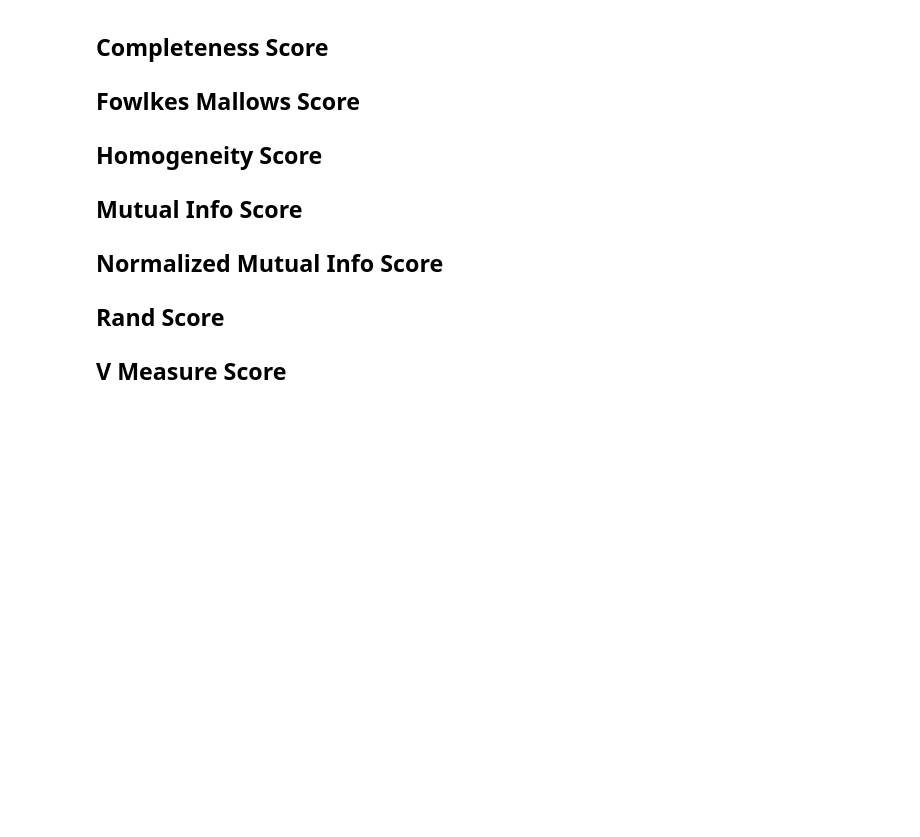
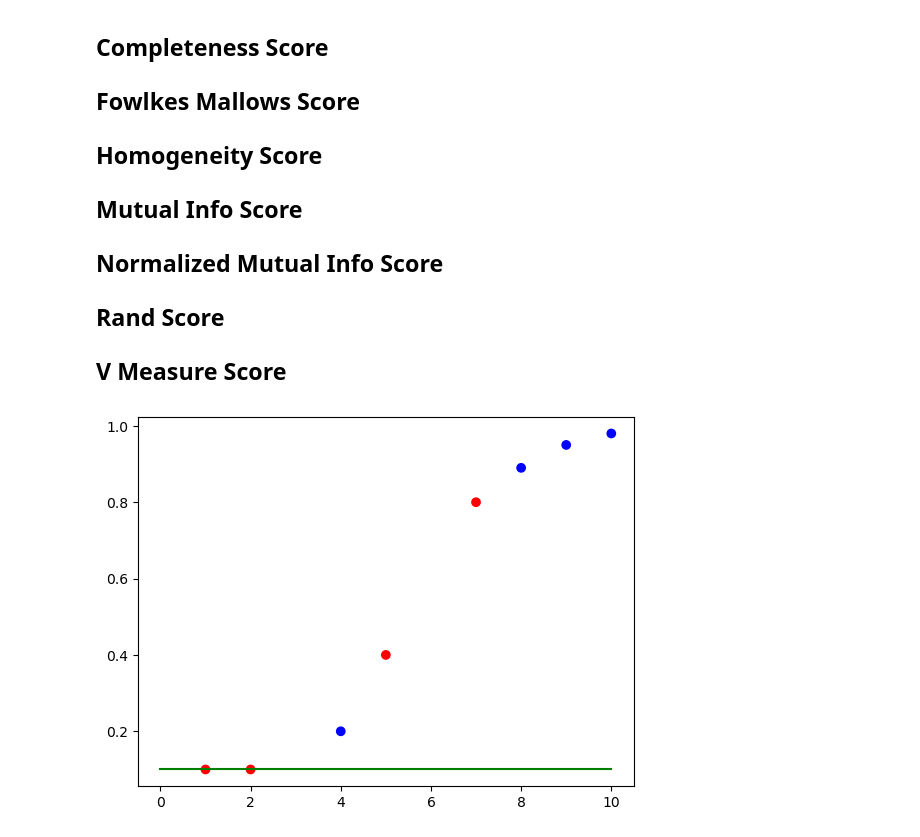
Before and after one commit to behnamasadi/PythonTutorial, a Jupyter notebook: machine_learning/metrics_and_scoring_for_model_evaluation/index.ipynb, the cells around one changed output. Cells and saved outputs as stored; diff of their text form; code cells hidden in the pictures; blank space fills up the shorter version.

```diff
--- a/machine_learning/metrics_and_scoring_for_model_evaluation/index.ipynb
+++ b/machine_learning/metrics_and_scoring_for_model_evaluation/index.ipynb
@@ -426,3 +426,90 @@ Refs: [1](https://scikit-learn.org/stable/modules/model_evaluation.html#scoring-
 ## Normalized Mutual Info Score
 ## Rand Score
 ## V Measure Score
+# %%
+#https://stats.stackexchange.com/questions/7207/roc-vs-precision-and-recall-curves
+import numpy as np
+from sklearn.metrics import confusion_matrix
+from sklearn.metrics import accuracy_score
+from sklearn.metrics import classification_report
+
+import matplotlib.pyplot as plt
+
+weights = [1,2,4,5,7,8,9,10]
+actual_labels = [0,0,1,0,0,1,1,1]
+
+prediction_values=[0.1,0.1, 0.2,0.4,0.8,0.89,0.95,0.98  ]
+
+#get_color=lambda x:'blue' if x==1 else 'red'
+
+color_dict={1:'blue', 0:'red'}
+get_color=lambda x:  color_dict[x]
+get_prediction_labels=lambda prediction_values, cut_off:  1 if (prediction_values>=cut_off)  else 0
+
+
+true_positive_rates=[]
+false_positive_rates=[]
+F1_scores=[]
+
+
+
+for cut_off in np.unique(prediction_values):
+
+	data_confusion_matrix=confusion_matrix(actual_labels , [ get_prediction_labels(prediction_value,cut_off)  for prediction_value in prediction_values   ]   )
+
+	#print(data_confusion_matrix)
+
+	tn, fp, fn, tp =data_confusion_matrix.ravel()
+	true_positive_rate=tp/(tp+fn)
+	false_positive_rate=1-tn/(tn+fp)
+
+	false_positive_rates.append(false_positive_rate)
+	true_positive_rates.append(true_positive_rate)
+	#print("cut_off:",cut_off)
+	#print("true_positive_rate:",true_positive_rate)
+	#print("false_positive_rate:",false_positive_rate)
+	#print("tn={} fp={} fn={} tp={}".format(tn, fp, fn, tp))
+	colors=[get_color(x) for x in actual_labels ]
+
+
+	precision=tp/(tp+fp)
+	recall=tp/(tp+fn)
+	F1_score= 2*precision*recall/(precision+recall)
+	F1_scores.append(F1_score)
+
+	plt.scatter(weights,prediction_values,color=colors   )
+	plt.plot([0,10], [cut_off,cut_off],color='green')
+	plt.show()
+
+
+plt.plot(false_positive_rates,true_positive_rates)
+plt.show()
+
+
+
+
+import numpy as np
+from sklearn import metrics
+
+
+fpr, tpr, thresholds = metrics.roc_curve(actual_labels, prediction_values, pos_label=None)
+
+print("true positive rates:",tpr)
+print("false positive rates:",fpr)
+print("thresholds:",thresholds)
+
+
+#print("true positive rates:",true_positive_rates[::-1])
+print("true positive rates:",true_positive_rates)
+print("false positive rates:",false_positive_rates)
+print("thresholds:",np.unique(prediction_values) )
+print("F1_scores:",F1_scores)
+
+
+
+cut_off=0.89
+print ('Accuracy Score :',accuracy_score(actual_labels, [ get_prediction_labels(prediction_value,cut_off)  for prediction_value in prediction_values   ]) )
+
+print (classification_report(actual_labels, [ get_prediction_labels(prediction_value,cut_off)  for prediction_value in prediction_values   ]) )
+# %% [output]
+[figure, added]
```
Also changed, not shown: parts of 1 cell of this notebook, 8 other files.
